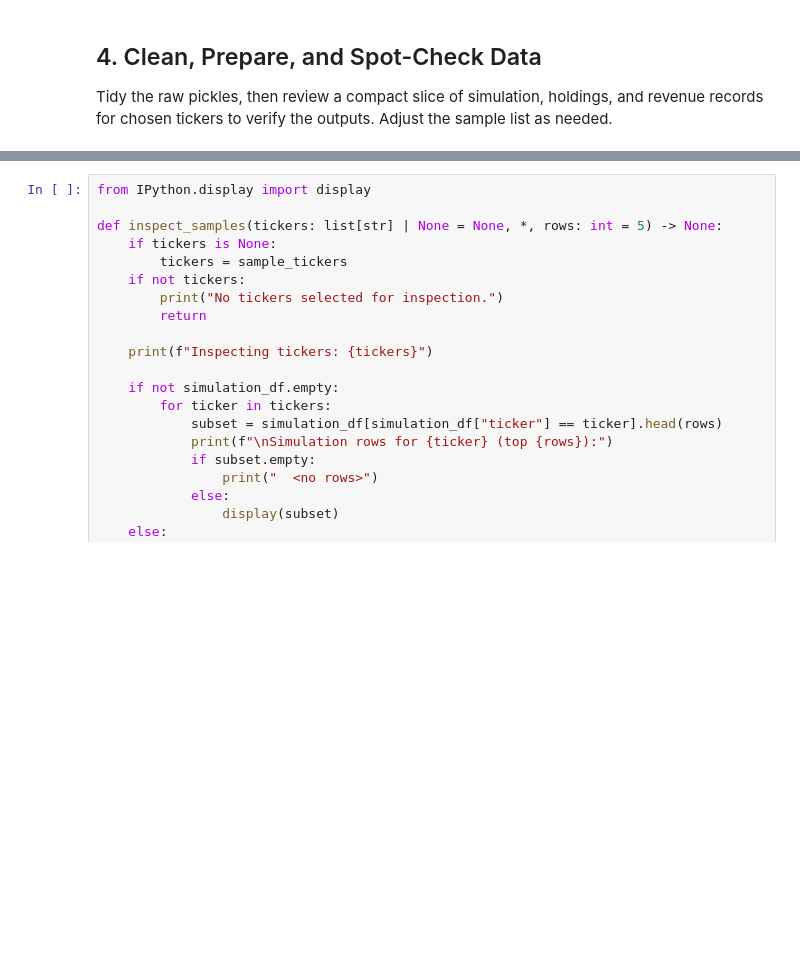
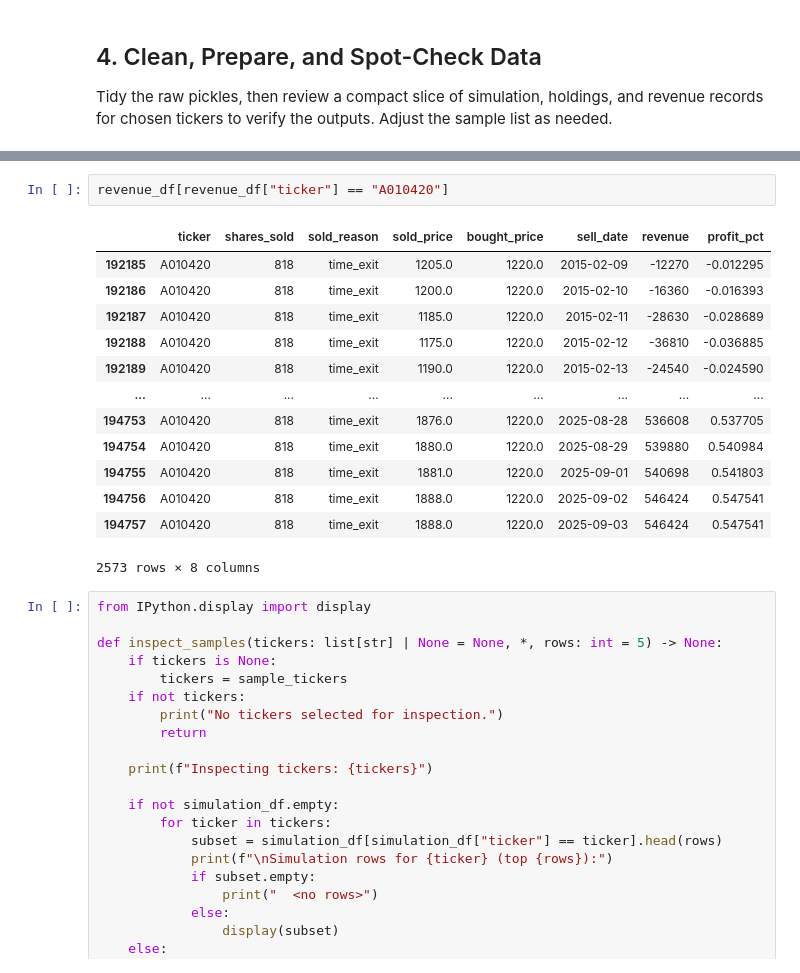
Before and after one commit to byeungchun/perfectdays, a Jupyter notebook: notebook/strategy01_result_analysis.ipynb, the cells around one changed output, grey strips where cells are left out. Saved outputs shown, nothing was run; the diff lists cells and outputs as text; blank space fills up the shorter version.

```diff
--- a/notebook/strategy01_result_analysis.ipynb
+++ b/notebook/strategy01_result_analysis.ipynb
@@ -223,3 +248,19 @@ For example, when doing 'df[col].method(value, inplace=True)', try using 'df.met
+# %%
+revenue_df[revenue_df["ticker"] == "A010420"]
+# %% [output]
+|  | ticker | shares_sold | sold_reason | sold_price | bought_price | sell_date | revenue | profit_pct |
+| 192185 | A010420 | 818 | time_exit | 1205.0 | 1220.0 | 2015-02-09 | -12270 | -0.012295 |
+| 192186 | A010420 | 818 | time_exit | 1200.0 | 1220.0 | 2015-02-10 | -16360 | -0.016393 |
+| 192187 | A010420 | 818 | time_exit | 1185.0 | 1220.0 | 2015-02-11 | -28630 | -0.028689 |
+| 192188 | A010420 | 818 | time_exit | 1175.0 | 1220.0 | 2015-02-12 | -36810 | -0.036885 |
+| 192189 | A010420 | 818 | time_exit | 1190.0 | 1220.0 | 2015-02-13 | -24540 | -0.024590 |
+| ... | ... | ... | ... | ... | ... | ... | ... | ... |
+| 194753 | A010420 | 818 | time_exit | 1876.0 | 1220.0 | 2025-08-28 | 536608 | 0.537705 |
+| 194754 | A010420 | 818 | time_exit | 1880.0 | 1220.0 | 2025-08-29 | 539880 | 0.540984 |
+| 194755 | A010420 | 818 | time_exit | 1881.0 | 1220.0 | 2025-09-01 | 540698 | 0.541803 |
+| 194756 | A010420 | 818 | time_exit | 1888.0 | 1220.0 | 2025-09-02 | 546424 | 0.547541 |
+| 194757 | A010420 | 818 | time_exit | 1888.0 | 1220.0 | 2025-09-03 | 546424 | 0.547541 |
+2573 rows × 8 columns
 # %%
 from IPython.display import display
 
```
Also changed, not shown: parts of 5 cells of this notebook, 2 other files.
